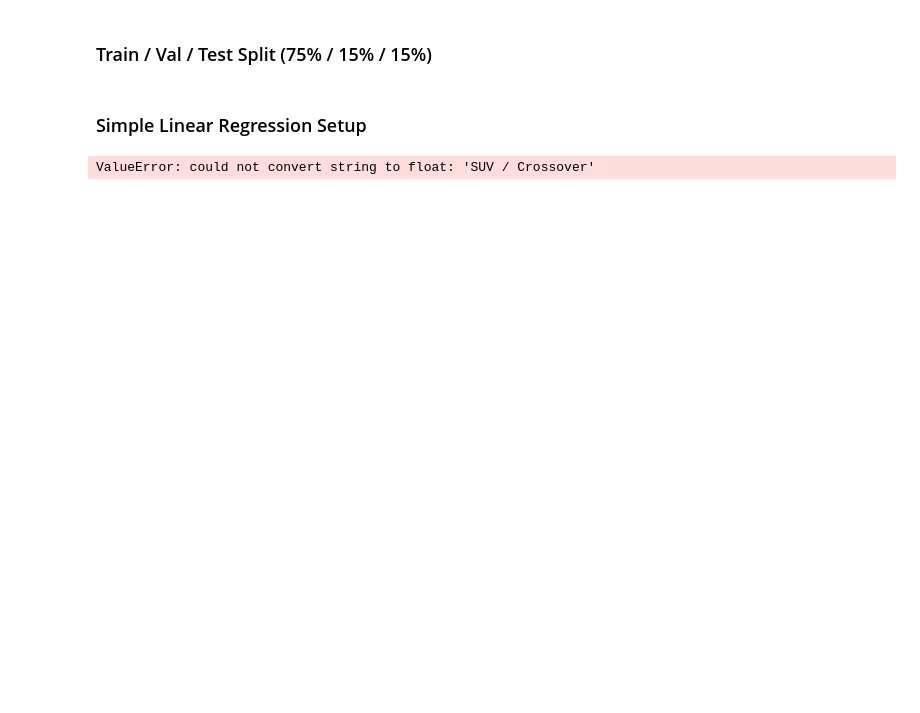
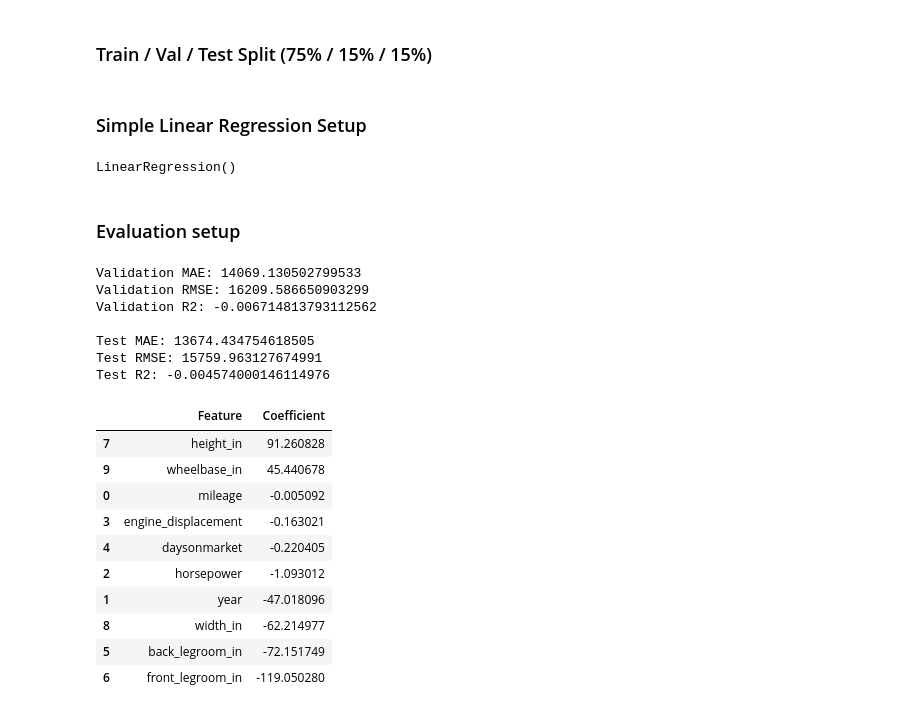
Before and after one commit to chalou123456/COMP333_Group_O, a Jupyter notebook: COMP333_PROJECT_GROUP_O.ipynb, the cells around one changed output. Cells and saved outputs as stored; diff of their text form; code cells hidden in the pictures; blank space fills up the shorter version.

Commit message:
Simple Model should be set up

```diff
--- a/COMP333_PROJECT_GROUP_O.ipynb
+++ b/COMP333_PROJECT_GROUP_O.ipynb
@@ -920,14 +832,17 @@ We decide to exclude the Vehicle Identification Number (VIN)  from the modeling
 Moreover, we also drop the columns that are more than 95% unique, because they are most likely identifiers. For the VIN, they were for sure all identifiers, but to not manually list all the others, we just drop the columns that have 95% of being identifiers.
 # %%
 # Set X as columns excluding price and vin
-X = cars_clean.drop(columns=["price", "vin"])
+X = cars_clean.drop(columns=["price", "vin", "body_type", "franchise_dealer" ])
 
 # Drop columns that are almost entirely unique (most likely identifiers)
 high_unique_cols = [
-    col for col in X.columns
+    col for col in X.select_dtypes(include=["object", "string"]).columns
     if X[col].nunique() / len(X) > 0.95
 ]
-X = X.drop(columns=high_unique_cols)
+X = X.drop(columns=high_unique_cols, errors="ignore")
+
+# Baseline simplification: keep only numeric features (avoids string errors)
+X = X.select_dtypes(include=["number"]).fillna(0)
 
 # Set Y as price
 y = cars_clean["price"]
@@ -958,4 +875,49 @@ from sklearn.linear_model import LinearRegression
 model = LinearRegression()
 model.fit(X_train, y_train)
 # %% [output]
-ValueError: could not convert string to float: 'SUV / Crossover'
+LinearRegression()
+# %% [markdown]
+### Evaluation setup
+# %%
+from sklearn.metrics import mean_absolute_error, mean_squared_error, r2_score
+import numpy as np
+
+# Predictions
+y_pred_val = model.predict(X_val)
+y_pred_test = model.predict(X_test)
+
+# Validation metrics
+print("Validation MAE:", mean_absolute_error(y_val, y_pred_val))
+print("Validation RMSE:", np.sqrt(mean_squared_error(y_val, y_pred_val)))
+print("Validation R2:", r2_score(y_val, y_pred_val))
+
+# Test metrics
+print("\nTest MAE:", mean_absolute_error(y_test, y_pred_test))
+print("Test RMSE:", np.sqrt(mean_squared_error(y_test, y_pred_test)))
+print("Test R2:", r2_score(y_test, y_pred_test))
+
+coefficients = pd.DataFrame({
+    "Feature": X_train.columns,
+    "Coefficient": model.coef_
+})
+
+coefficients.sort_values(by="Coefficient", ascending=False).head(10)
+# %% [output]
+Validation MAE: 14069.130502799533
+Validation RMSE: 16209.586650903299
+Validation R2: -0.006714813793112562
+
+Test MAE: 13674.434754618505
+Test RMSE: 15759.963127674991
+Test R2: -0.004574000146114976
+|  | Feature | Coefficient |
+| 7 | height_in | 91.260828 |
+| 9 | wheelbase_in | 45.440678 |
+| 0 | mileage | -0.005092 |
+| 3 | engine_displacement | -0.163021 |
+| 4 | daysonmarket | -0.220405 |
+| 2 | horsepower | -1.093012 |
+| 1 | year | -47.018096 |
+| 8 | width_in | -62.214977 |
+| 5 | back_legroom_in | -72.151749 |
+| 6 | front_legroom_in | -119.050280 |
```
Also changed, not shown: parts of 14 cells of this notebook, 2 other files.
